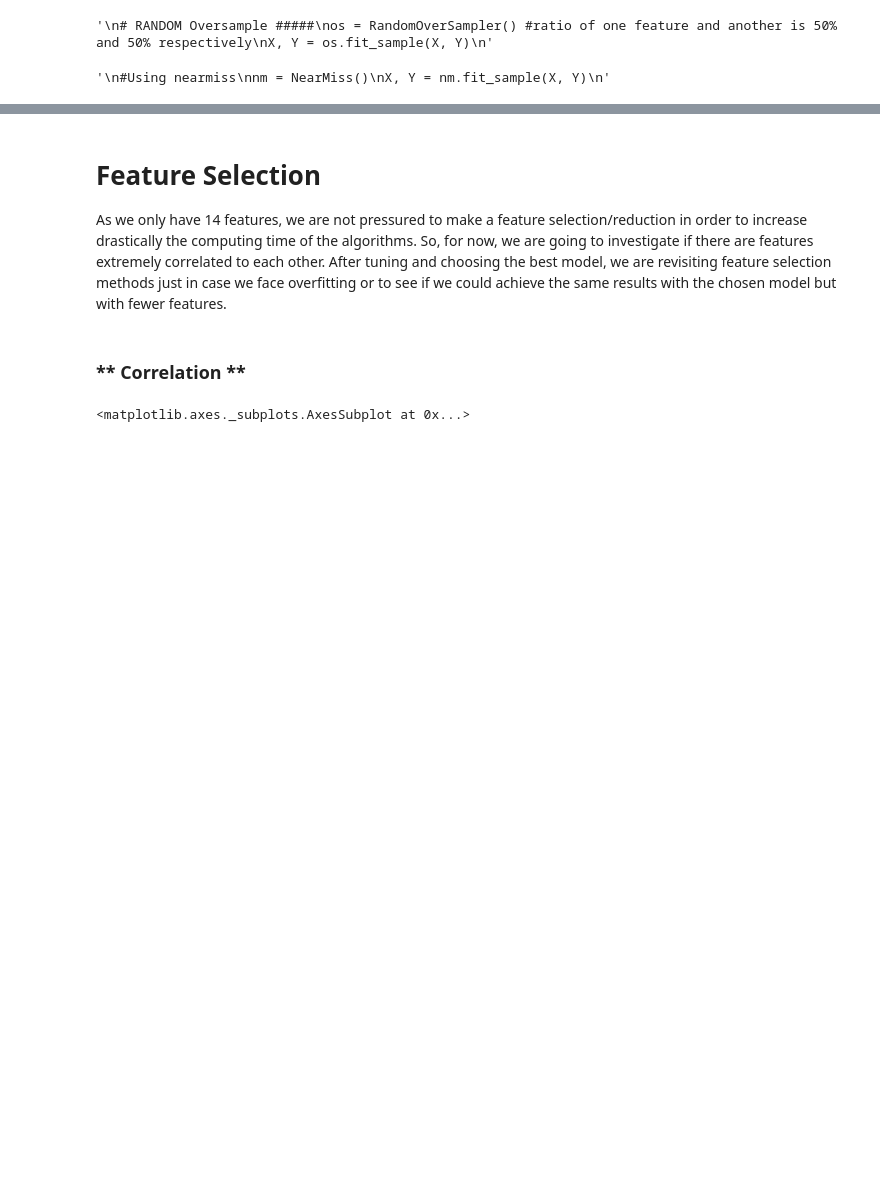
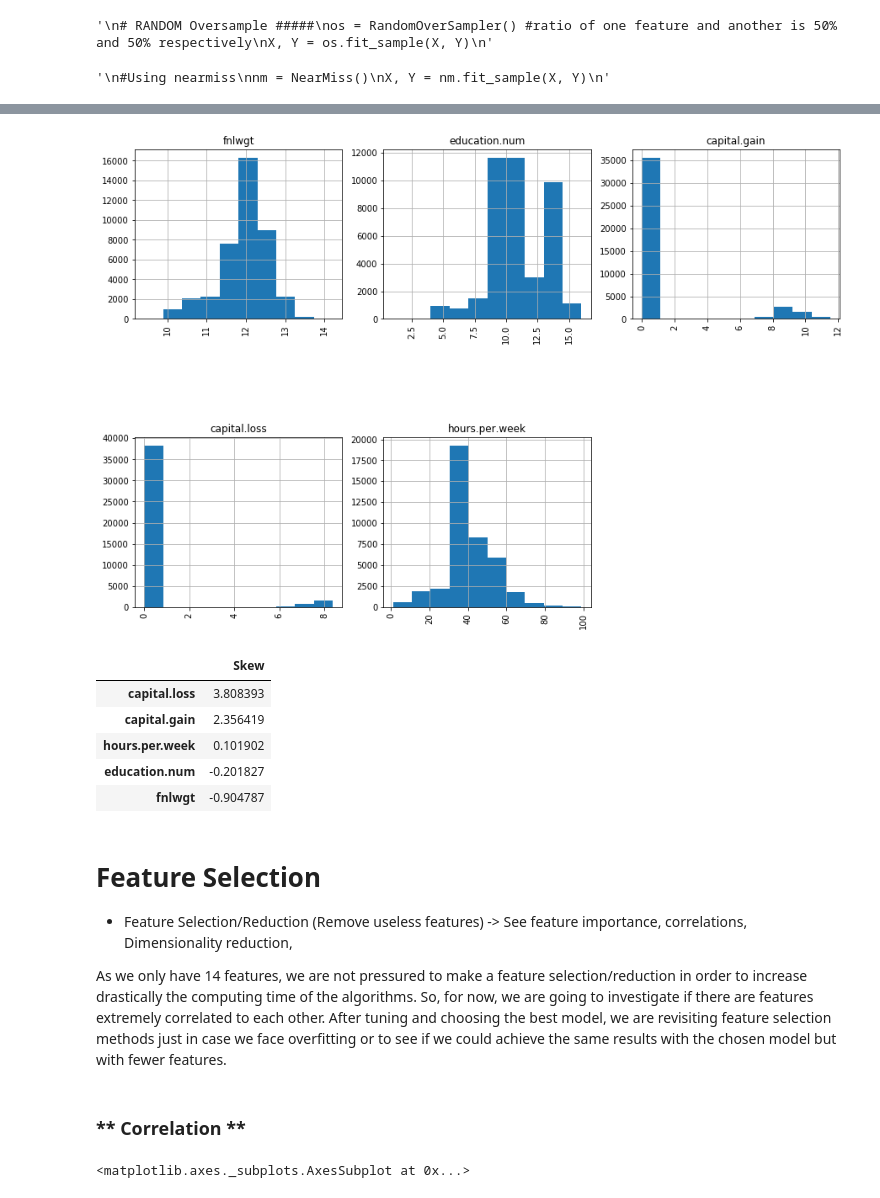
Before and after one commit to joelpires/predictML, a Jupyter notebook: Complete ML Pipeline for Classification Problems. Multiple Classifiers Tested and Tuned. Best Accuracy - 94%..ipynb, the cells around one changed output, grey strips where cells are left out. Drawn from its saved outputs; the diff is of its cells as text; code cells hidden in the pictures; blank space fills up the shorter version.

```diff
--- a/Complete ML Pipeline for Classification Problems. Multiple Classifiers Tested and Tuned. Best Accuracy - 94%..ipynb
+++ b/Complete ML Pipeline for Classification Problems. Multiple Classifiers Tested and Tuned. Best Accuracy - 94%..ipynb
@@ -602,5 +660,17 @@ X = df.drop('income',axis=1)
+# %%
+#check again if is everything ok
+analyze_skew()
+# %% [output]
+[figure, added]
+|  | Skew |
+| capital.loss | 3.808393 |
+| capital.gain | 2.356419 |
+| hours.per.week | 0.101902 |
+| education.num | -0.201827 |
+| fnlwgt | -0.904787 |
 # %% [markdown]
 # **Feature Selection**
+- Feature Selection/Reduction (Remove useless features) -> See feature importance, correlations, Dimensionality reduction,
 
 As we only have 14 features, we are not pressured to make a feature selection/reduction in order to increase drastically the computing time of the algorithms. So, for now, we are going to investigate if there are features extremely correlated to each other. After tuning and choosing the best model, we are revisiting feature selection methods just in case we face overfitting or to see if we could achieve the same results with the chosen model but with fewer features.
 # %% [markdown]
```
Also changed, not shown: parts of 30 cells of this notebook.
